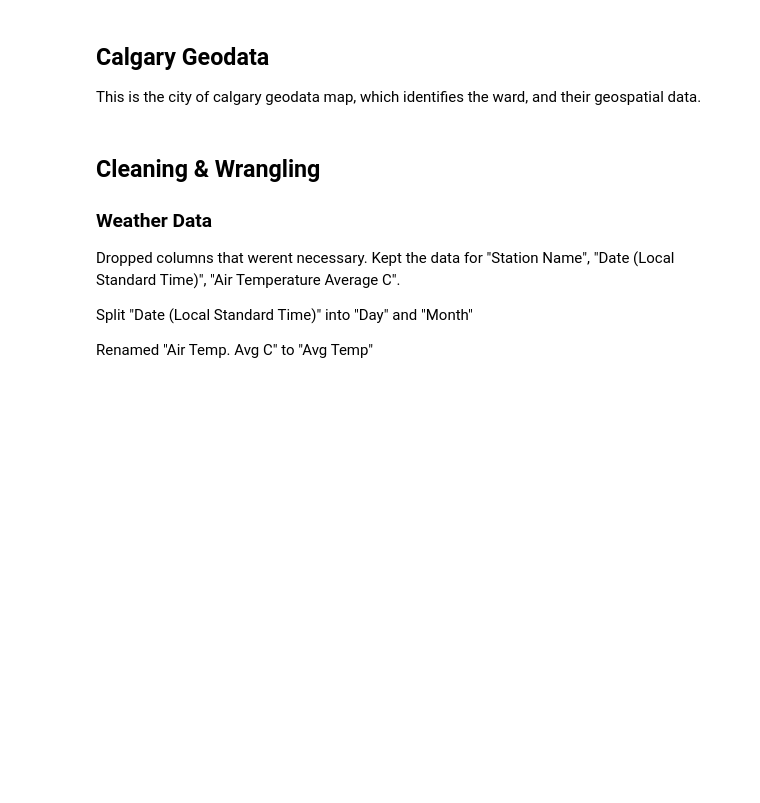
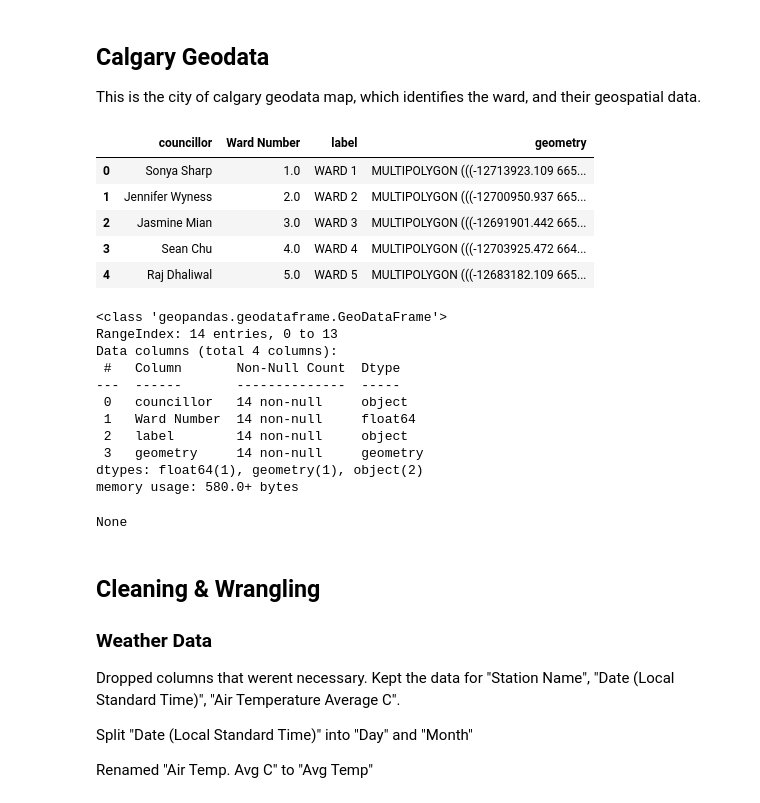
Before and after one commit to Ravin-J/DATA-601-Final-Project, a Jupyter notebook: report.ipynb, the cells around one changed output. Drawn from its saved outputs; the diff is of its cells as text; code cells hidden in the pictures; blank space fills up the shorter version.

Commit message:
added info function for datasets

```diff
--- a/report.ipynb
+++ b/report.ipynb
@@ -154,12 +171,34 @@ This is the city of calgary geodata map, which identifies the ward, and their ge
 # %%
 calgary_geodata_path = "./geos/calgary_wards_geo.geojson"
 
 calgary_geo_map = gpd.read_file(calgary_geodata_path)
 calgary_geo_map.rename(columns={'ward_num': 'Ward Number'}, inplace=True)
 calgary_geo_map["Ward Number"] = calgary_geo_map["Ward Number"].astype(float)
 
 if calgary_geo_map.crs.is_geographic:
     calgary_geo_map = calgary_geo_map.to_crs(epsg=3857)
+
+display(calgary_geo_map.head())
+display(calgary_geo_map.info())
+# %% [output]
+|  | councillor | Ward Number | label | geometry |
+| 0 | Sonya Sharp | 1.0 | WARD 1 | MULTIPOLYGON (((-12713923.109 665... |
+| 1 | Jennifer Wyness | 2.0 | WARD 2 | MULTIPOLYGON (((-12700950.937 665... |
+| 2 | Jasmine Mian | 3.0 | WARD 3 | MULTIPOLYGON (((-12691901.442 665... |
+| 3 | Sean Chu | 4.0 | WARD 4 | MULTIPOLYGON (((-12703925.472 664... |
+| 4 | Raj Dhaliwal | 5.0 | WARD 5 | MULTIPOLYGON (((-12683182.109 665... |
+<class 'geopandas.geodataframe.GeoDataFrame'>
+RangeIndex: 14 entries, 0 to 13
+Data columns (total 4 columns):
+ #   Column       Non-Null Count  Dtype
+---  ------       --------------  -----
+ 0   councillor   14 non-null     object
+ 1   Ward Number  14 non-null     float64
+ 2   label        14 non-null     object
+ 3   geometry     14 non-null     geometry
+dtypes: float64(1), geometry(1), object(2)
+memory usage: 580.0+ bytes
+None
 # %% [markdown]
 ## Cleaning & Wrangling <a name="wrangling"></a>
 
```
Also changed, not shown: parts of 5 cells of this notebook.
